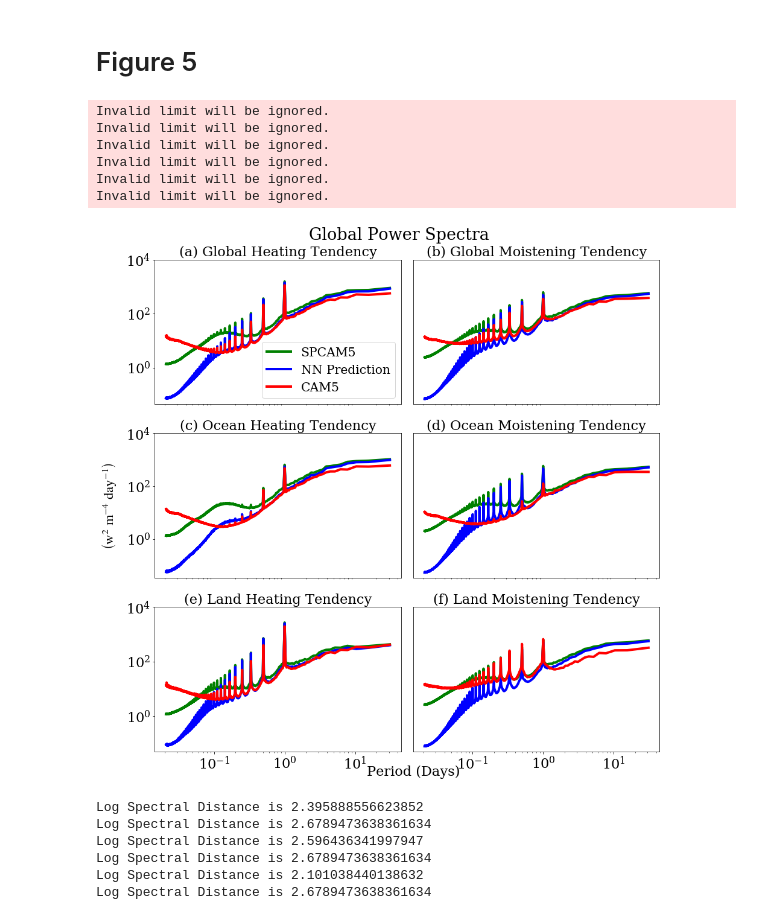
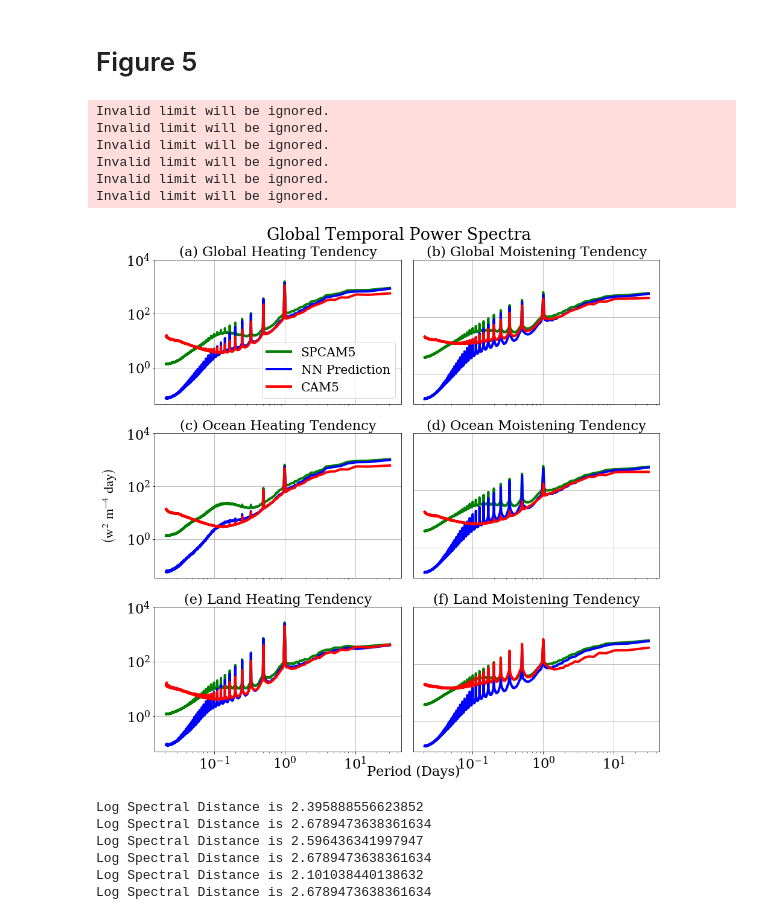
Before and after one commit to gmooers96/Real_Geography_Manuscript, a Jupyter notebook: Submitted_Figures.ipynb, the cells around one changed output. Drawn from its saved outputs; the diff is of its cells as text; code cells hidden in the pictures.

```diff
--- a/Submitted_Figures.ipynb
+++ b/Submitted_Figures.ipynb
@@ -494,19 +494,19 @@ ax[2,0].xaxis.set_label_coords(1.05,-0.095)
 ax[0,0].set_xscale("log")
 ax[0,0].set_yscale("log")
 ax[0,0].legend(prop={'size': fz*0.9})
-ax[0,0].set_xticks([])
+#ax[0,0].set_xticks([])
 #ax[0,0].set_ylim(1e-11, 1e-5)
 
 ax[0,1].plot(1/SPCAM5_freqs, Moisture_Spectra_True, label = "SPCAM5", color="green")
 ax[0,1].plot(1/SPCAM5_freqs, Moisture_Spectra_Predict, label = "NN Prediction", color="blue")
 ax[0,1].plot(1/CAM_Freqs_Spectra[:-1], CAM_Moisture_Spectra[:-1], label = "CAM5", color="red")
 ax[0,1].set_title("(b) Global Moistening Tendency", fontsize = fz)
-ax[1,1].set_ylabel(r'$\left(\mathrm{w^{2} \ m^{-4} \ day^{-1}}\right)$')
+ax[1,1].set_ylabel(r'$\left(\mathrm{W^{2} \ m^{-4} \ day}\right)$')
 ax[0,1].yaxis.set_label_coords(-1.20,0.5)
 ax[0,1].set_xscale("log")
 ax[0,1].set_yscale("log")
 ax[0,1].yaxis.tick_right()
-ax[0,1].set_xticks([])
+#ax[0,1].set_xticks([])
 #ax[0,1].set_ylim(1e-17, 1e-12)
 
 ax[1,0].plot(1/SPCAM5_freqs, Ocean_Heat_Spectra_True, color="green")
@@ -518,7 +518,7 @@ ax[1,0].set_title("(c) Ocean Heating Tendency", fontsize = fz)
 ax[1,0].set_xscale("log")
 ax[1,0].set_yscale("log")
 #ax[0,0].legend(prop={'size': fz*0.9})
-ax[1,0].set_xticks([])
+#ax[1,0].set_xticks([])
 #ax[1,0].set_ylim(1e-11, 1e-5)
 
 ax[1,1].plot(1/SPCAM5_freqs, Ocean_Moisture_Spectra_True, color="green")
@@ -530,7 +530,7 @@ ax[1,1].yaxis.set_label_coords(-1.20,0.5)
 ax[1,1].set_xscale("log")
 ax[1,1].set_yscale("log")
 ax[1,1].yaxis.tick_right()
-ax[1,1].set_xticks([])
+#ax[1,1].set_xticks([])
 #ax[1,1].set_ylim(1e-17, 1e-12)
 
 ax[2,0].plot(1/SPCAM5_freqs, Land_Heat_Spectra_True, color="green")
@@ -549,38 +549,65 @@ ax[2,1].plot(1/SPCAM5_freqs, Land_Moisture_Spectra_Predict, color="blue")
 ax[2,1].plot(1/CAM_Freqs_Spectra[:-1], Land_CAM_Moisture_Spectra[:-1], color="red")
 ax[2,1].set_title("(f) Land Moistening Tendency", fontsize = fz)
 #ax[0,1].set_ylabel(r'$\left(\mathrm{w^{2} \ m^{-2} \ day^{-1}}\right)$')
 ax[2,1].yaxis.set_label_coords(-1.20,0.5)
 ax[2,1].set_xscale("log")
 ax[2,1].set_yscale("log")
 ax[2,1].yaxis.tick_right()
 #ax[2,1].set_ylim(1e-17, 1e-12)
 
 ymin=0
 ymax=1e4
 ax[0,0].set_ylim(ymin, ymax)
 ax[0,1].set_ylim(ymin, ymax)
 ax[1,0].set_ylim(ymin, ymax)
 ax[1,1].set_ylim(ymin, ymax)
 ax[2,0].set_ylim(ymin, ymax)
 ax[2,1].set_ylim(ymin, ymax)
 
-ax[0,1].set_yticks([])
-ax[1,1].set_yticks([])
-ax[2,1].set_yticks([])
+#ax[0,1].set_yticks([])
+#ax[1,1].set_yticks([])
+#ax[2,1].set_yticks([])
 
-plt.suptitle("Global Power Spectra", y=0.93)
+#ax[0,0].vlines(x=1, ymin=ymin, ymax=ymax, color='black', linestyle='-')
+#ax[0,1].vlines(x=1, ymin=ymin, ymax=ymax, color='black', linestyle='-')
+#ax[1,0].vlines(x=1, ymin=ymin, ymax=ymax, color='black', linestyle='-')
+#ax[1,1].vlines(x=1, ymin=ymin, ymax=ymax, color='black', linestyle='-')
+#ax[2,0].vlines(x=1, ymin=ymin, ymax=ymax, color='black', linestyle='-')
+#ax[2,1].vlines(x=1, ymin=ymin, ymax=ymax, color='black', linestyle='-')
+
+ax[0,0].tick_params(axis='x', colors=(0,0,0,0))
+#ax[0,0].tick_params(axis='y', colors=(0,0,0,0))
+ax[0,1].tick_params(axis='x', colors=(0,0,0,0))
+ax[0,1].tick_params(axis='y', colors=(0,0,0,0))
+ax[1,0].tick_params(axis='x', colors=(0,0,0,0))
+#ax[1,0].tick_params(axis='y', colors=(0,0,0,0))
+ax[1,1].tick_params(axis='x', colors=(0,0,0,0))
+ax[1,1].tick_params(axis='y', colors=(0,0,0,0))
+#ax[2,0].tick_params(axis='x', colors=(0,0,0,0))
+#ax[2,0].tick_params(axis='y', colors=(0,0,0,0))
+#ax[2,1].tick_params(axis='x', colors=(0,0,0,0))
+ax[2,1].tick_params(axis='y', colors=(0,0,0,0))
+
+ax[0,0].grid(True)
+ax[0,1].grid(True)
+ax[1,0].grid(True)
+ax[1,1].grid(True)
+ax[2,0].grid(True)
+ax[2,1].grid(True)
+
+plt.suptitle("Global Temporal Power Spectra", y=0.93)
 plt.subplots_adjust(wspace=0.05)
 
 plt.savefig("Paper_Figures/Figure5.png")
 plt.savefig("Paper_Figures/Figure5.pdf")
 # %% [output]
 Invalid limit will be ignored.
 Invalid limit will be ignored.
 Invalid limit will be ignored.
 Invalid limit will be ignored.
 Invalid limit will be ignored.
 Invalid limit will be ignored.
-[figure, old version]
+[figure, new version]
 # %%
 def LSD(sig_1, sig_2):
     LSE = 0
```
Also changed, not shown: parts of 8 cells of this notebook, 13 other files.
